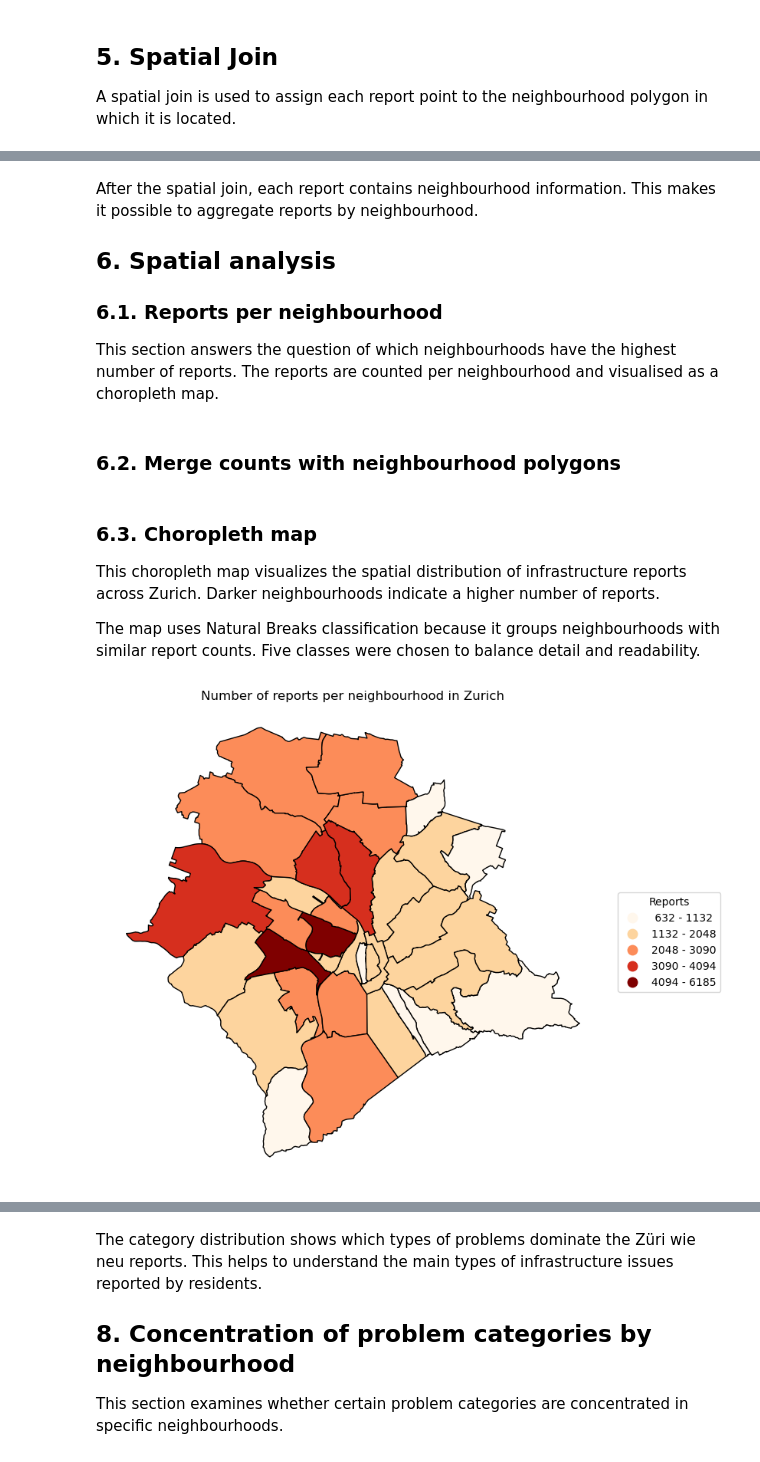
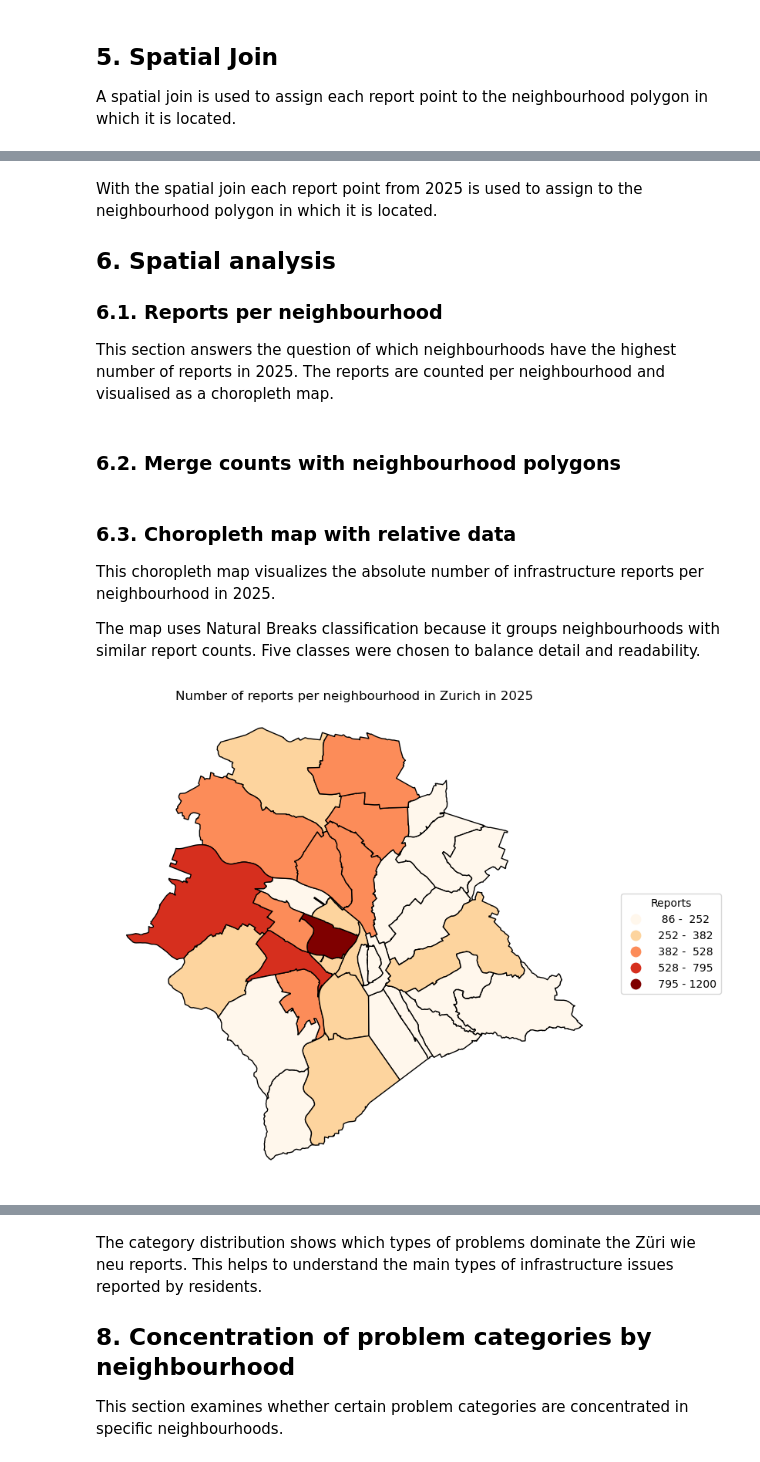
Before and after one commit to konaarnold/zueri-wie-neu-analysis, a Jupyter notebook: notebooks/zueri_wie_neu_analysis_neu.ipynb, the cells around one changed output, grey strips where cells are left out. Cells and saved outputs as stored; diff of their text form; code cells hidden in the pictures.

```diff
--- a/notebooks/zueri_wie_neu_analysis_neu.ipynb
+++ b/notebooks/zueri_wie_neu_analysis_neu.ipynb
@@ -32,6 +38,6 @@ import matplotlib.pyplot as plt
 
 reports = gpd.read_file("../data/raw/Zueri_wie_neu.gpkg")
 
-neighbourhoods = gpd.read_file("../data/raw/Statistische_Quartiere.gpkg",
-    layer="stzh.adm_statistische_quartiere_v"
-)
+neighbourhoods = gpd.read_file("../data/raw/Statistische_Quartiere.gpkg",layer="stzh.adm_statistische_quartiere_v")
+
+population = pd.read_csv("../data/raw/bev324od3240.csv")
@@ -223,5 +295,6 @@ Only relevant variables are kept for the analysis in order to simplify the workf
 # %%
-reports_clean = reports[[
+## reports over all years
+reports_relevatn_var = reports[[
     "requested_datetime",
     "updated_datetime",
     "service_name",
@@ -232,6 +305,15 @@ reports_clean = reports[[
     "weekday",
     "geometry"
 ]]
+
+## filter complete years
+reports_clean = reports_relevatn_var[
+    (reports_clean["year"] >= 2014) &
+    (reports_clean["year"] <= 2025)
+]
+
+## filter reports for 2025
+reports_2025 = reports_clean[reports_clean["year"] == 2025]
 # %% [markdown]
 ### 4.4. Clean neighbourhood dataset
 Only the neighbourhood name, district name, and geometry are required for the spatial analysis.
@@ -265,7 +384,7 @@ neighbourhoods_clean.head()
 ## 5. Spatial Join
 A spatial join is used to assign each report point to the neighbourhood polygon in which it is located.
 # %%
-reports_with_neighbourhoods = gpd.sjoin(reports_clean, neighbourhoods_clean, how="left", predicate="within")
+reports_with_neighbourhoods = gpd.sjoin(reports_2025,neighbourhoods_clean,how="left",predicate="within")
 # %%
 reports_with_neighbourhoods.info()
 # %% [output]
@@ -300,8 +419,8 @@ reports_with_neighbourhoods.head()
 # %% [markdown]
-After the spatial join, each report contains neighbourhood information. This makes it possible to aggregate reports by neighbourhood.
+With the spatial join each report point from 2025 is used to assign to the neighbourhood polygon in which it is located.
 ## 6. Spatial analysis
 ### 6.1. Reports per neighbourhood
-This section answers the question of which neighbourhoods have the highest number of reports. The reports are counted per neighbourhood and visualised as a choropleth map.
+This section answers the question of which neighbourhoods have the highest number of reports in 2025. The reports are counted per neighbourhood and visualised as a choropleth map.
 # %%
 reports_per_neighbourhood = (reports_with_neighbourhoods
     .groupby("qname")
@@ -313,8 +432,8 @@ reports_per_neighbourhood = (reports_with_neighbourhoods
 # %%
 neighbourhoods_merged = neighbourhoods_clean.merge(reports_per_neighbourhood, on="qname", how="left")
 # %% [markdown]
-### 6.3. Choropleth map
-This choropleth map visualizes the spatial distribution of infrastructure reports across Zurich. Darker neighbourhoods indicate a higher number of reports.
+### 6.3. Choropleth map with relative data
+This choropleth map visualizes the absolute number of infrastructure reports per neighbourhood in 2025.
 
 The map uses Natural Breaks classification because it groups neighbourhoods with similar report counts. Five classes were chosen to balance detail and readability.
 # %%
@@ -323,32 +442,32 @@ fig, ax = plt.subplots(figsize=(10, 8))
 neighbourhoods_merged.plot(
     column="report_count",
     cmap="OrRd",
     scheme="NaturalBreaks",
     k=5,
     legend=True,
     edgecolor="black",
     ax=ax,
     legend_kwds={
         "title": "Reports",
         "loc": "center left",
         "bbox_to_anchor": (1.02, 0.5),
         "fmt": "{:.0f}"
     },
     missing_kwds={
         "color": "lightgrey",
         "label": "No reports"
     }
 )
 
 legend = ax.get_legend()
 labels = [text.get_text() for text in legend.get_texts()]
 new_labels = [label.replace(",", " -") for label in labels]
 
 for text, label in zip(legend.get_texts(), new_labels):
     text.set_text(label)
 
-plt.title("Number of reports per neighbourhood in Zurich")
+plt.title("Number of reports per neighbourhood in Zurich in 2025")
 plt.axis("off")
 plt.show()
 # %% [output]
-[figure, old version]
+[figure, new version]
```
Also changed, not shown: parts of 33 cells of this notebook.
